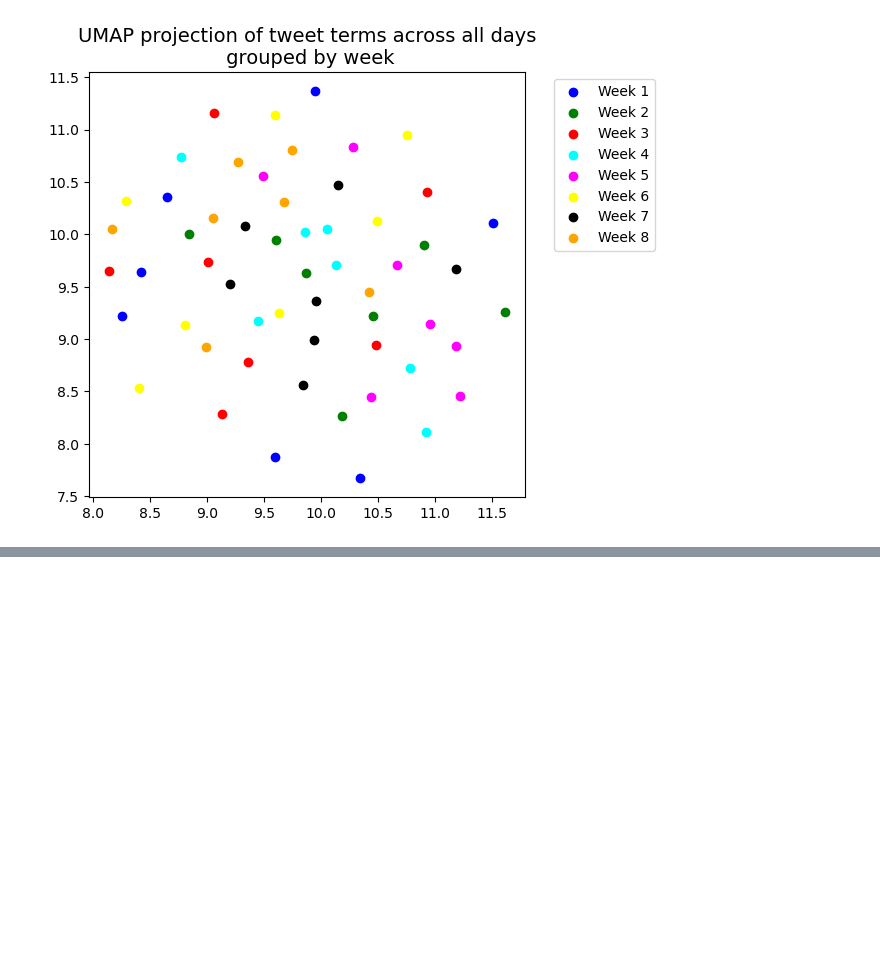
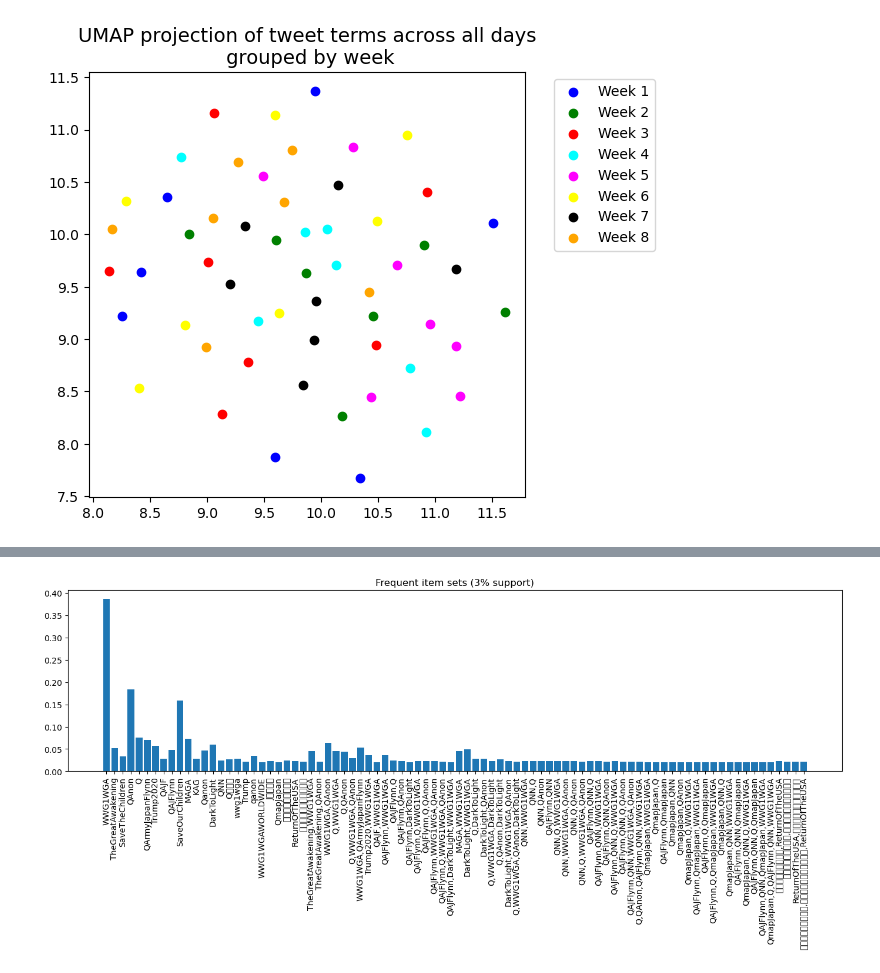
Before and after one commit to Cam-Baker/Qanon-Analytics, a Jupyter notebook: Notebooks/Hashtag_Associations.ipynb, the cells around one changed output, grey strips where cells are left out. Saved outputs shown, nothing was run; the diff lists cells and outputs as text; code cells hidden in the pictures; blank space fills up the shorter version.

Commit message:
Update plot size

```diff
--- a/Notebooks/Hashtag_Associations.ipynb
+++ b/Notebooks/Hashtag_Associations.ipynb
@@ -298,14 +345,16 @@ fp_out = fpgrowth(df, min_support=0.02, use_colnames=True)
 # %%
 freq_item_support = list(fp_out.loc[:,'support'].round(4))
 freq_item_sets = list(fp_out.loc[:,'itemsets'])
 labels = [','.join(list(x)) for x in freq_item_sets]
 
-plt.rcParams['figure.figsize'] = [16, 4]
+plt.rcParams['figure.figsize'] = [17, 4]
 plt.bar(np.arange(len(freq_item_support)),freq_item_support)
 plt.title("Frequent item sets (3% support)")
 plt.xticks(np.arange(len(freq_item_support)),labels,rotation=90)
 plt.show()
 plt.rcParams.update(plt.rcParamsDefault)
+# %% [output]
+[figure, added]
 # %%
 # Identifying association rules
 
```
Also changed, not shown: parts of 9 cells of this notebook.
